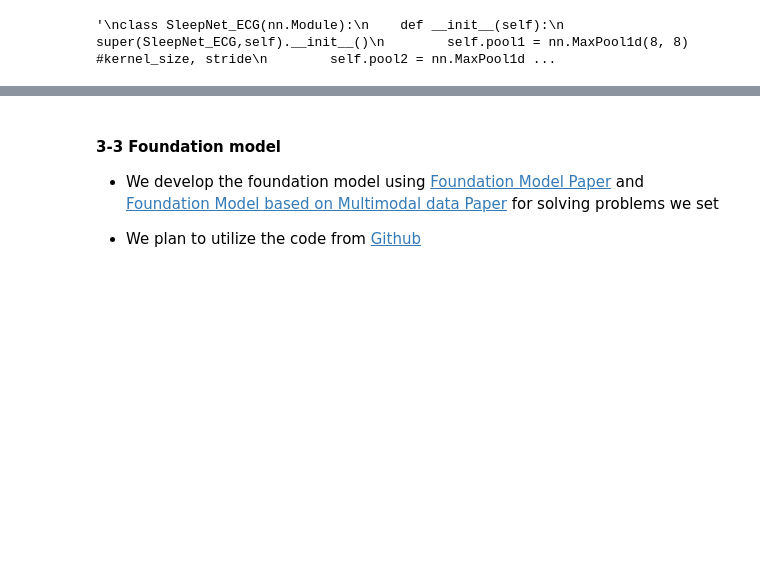
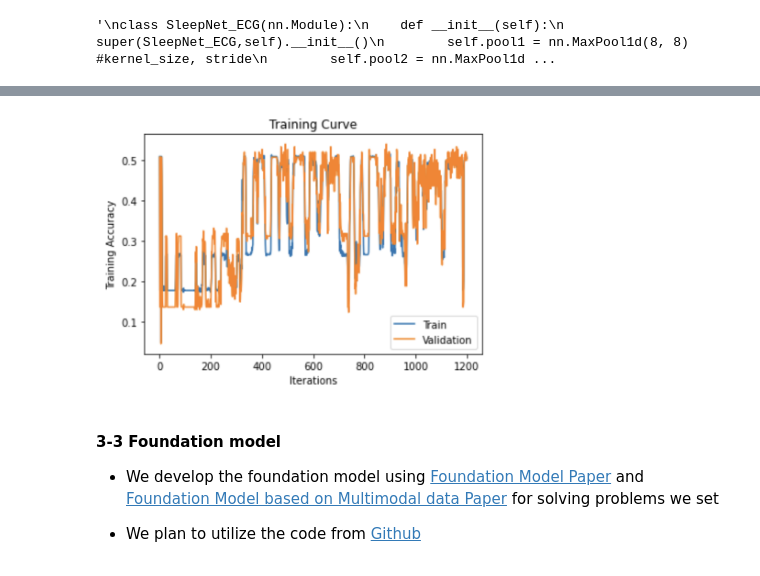
Before and after one commit to sunghwanism/FM_for_bio_signal, a Jupyter notebook: report/merge_Progress_report.ipynb, the cells around one changed output, grey strips where cells are left out. Saved outputs shown, nothing was run; the diff lists cells and outputs as text; code cells hidden in the pictures; blank space fills up the shorter version.

```diff
--- a/report/merge_Progress_report.ipynb
+++ b/report/merge_Progress_report.ipynb
@@ -232,3 +239,7 @@ class SleepNet_ECG(nn.Module):
+# %%
+Image("../asset/sample_individual_train_2.png", width=400, height=400)
+# %% [output]
+[figure, added]
 # %% [markdown]
 #### 3-3 Foundation model
 
```
Also changed, not shown: parts of 2 cells of this notebook.
